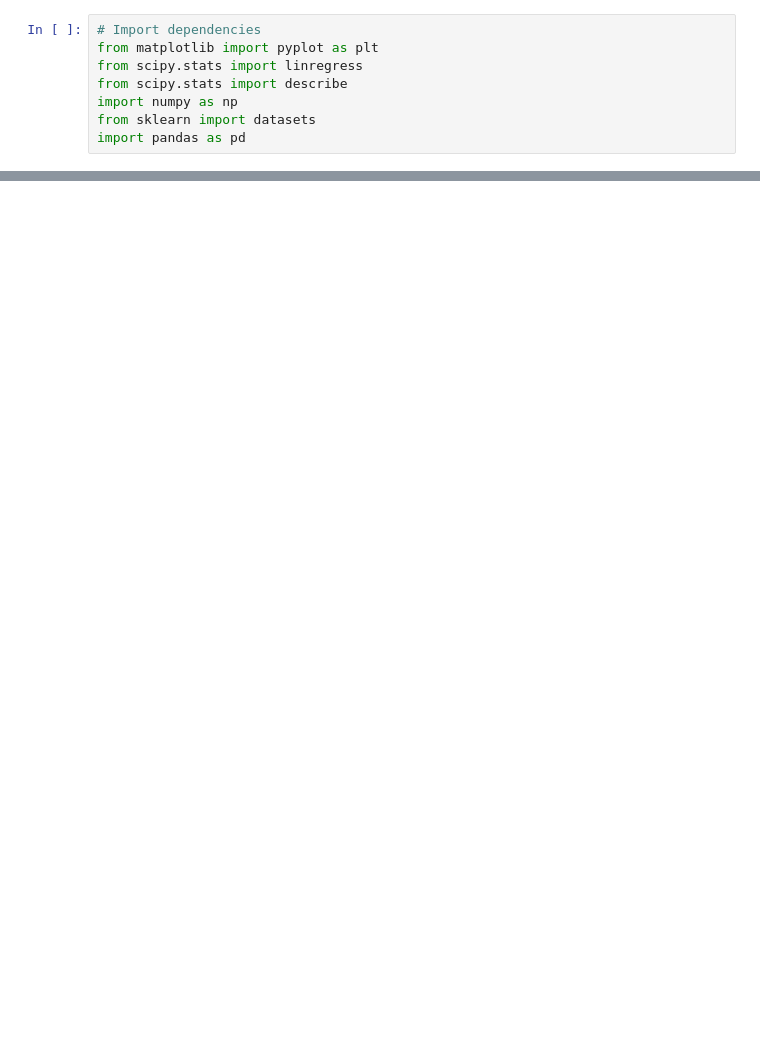
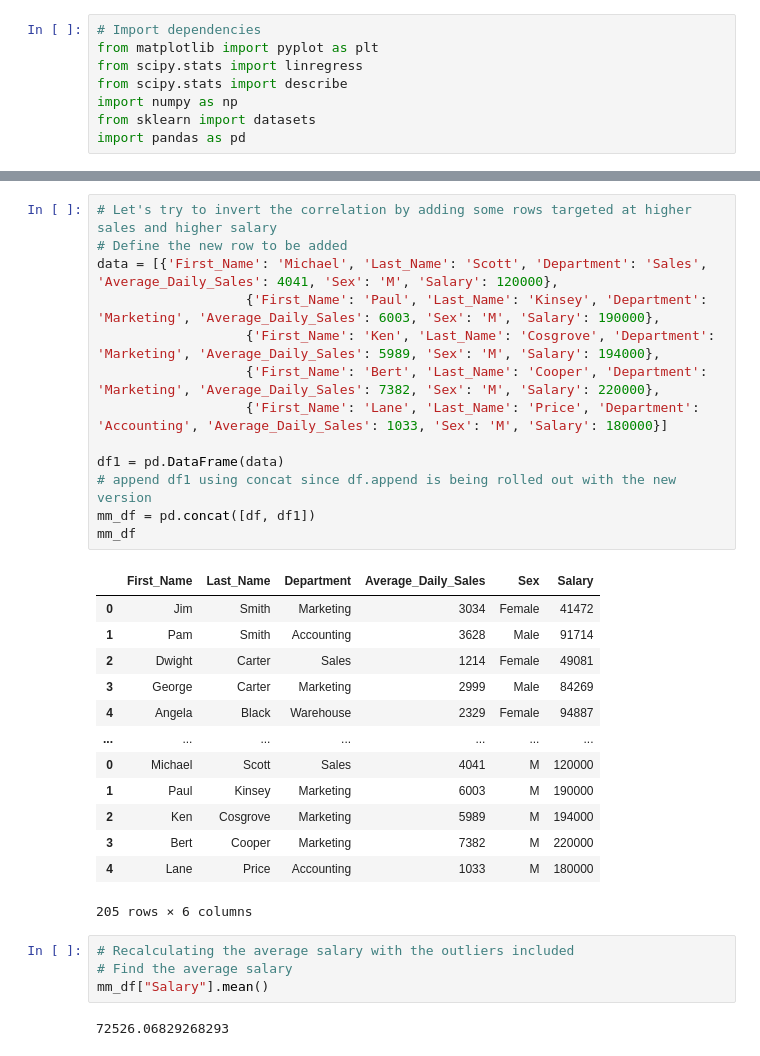
Before and after one commit to MDCummings86/An_Office, a Jupyter notebook: office.ipynb, the cells around one changed output, grey strips where cells are left out. Cells and saved outputs as stored; diff of their text form; blank space fills up the shorter version.

Commit message:
3rd Commit, added outliers with new regression

```diff
--- a/office.ipynb
+++ b/office.ipynb
@@ -103,0 +105,33 @@ There seems to be no relationship between how much each employee makes for the c
+# %%
+# Let's try to invert the correlation by adding some rows targeted at higher sales and higher salary
+# Define the new row to be added
+data = [{'First_Name': 'Michael', 'Last_Name': 'Scott', 'Department': 'Sales', 'Average_Daily_Sales': 4041, 'Sex': 'M', 'Salary': 120000},
+                   {'First_Name': 'Paul', 'Last_Name': 'Kinsey', 'Department': 'Marketing', 'Average_Daily_Sales': 6003, 'Sex': 'M', 'Salary': 190000},
+                   {'First_Name': 'Ken', 'Last_Name': 'Cosgrove', 'Department': 'Marketing', 'Average_Daily_Sales': 5989, 'Sex': 'M', 'Salary': 194000},
+                   {'First_Name': 'Bert', 'Last_Name': 'Cooper', 'Department': 'Marketing', 'Average_Daily_Sales': 7382, 'Sex': 'M', 'Salary': 220000},
+                   {'First_Name': 'Lane', 'Last_Name': 'Price', 'Department': 'Accounting', 'Average_Daily_Sales': 1033, 'Sex': 'M', 'Salary': 180000}]
+
+df1 = pd.DataFrame(data)
+# append df1 using concat since df.append is being rolled out with the new version
+mm_df = pd.concat([df, df1])
+mm_df
+# %% [output]
+|  | First_Name | Last_Name | Department | Average_Daily_Sales | Sex | Salary |
+| 0 | Jim | Smith | Marketing | 3034 | Female | 41472 |
+| 1 | Pam | Smith | Accounting | 3628 | Male | 91714 |
+| 2 | Dwight | Carter | Sales | 1214 | Female | 49081 |
+| 3 | George | Carter | Marketing | 2999 | Male | 84269 |
+| 4 | Angela | Black | Warehouse | 2329 | Female | 94887 |
+| ... | ... | ... | ... | ... | ... | ... |
+| 0 | Michael | Scott | Sales | 4041 | M | 120000 |
+| 1 | Paul | Kinsey | Marketing | 6003 | M | 190000 |
+| 2 | Ken | Cosgrove | Marketing | 5989 | M | 194000 |
+| 3 | Bert | Cooper | Marketing | 7382 | M | 220000 |
+| 4 | Lane | Price | Accounting | 1033 | M | 180000 |
+205 rows × 6 columns
+# %%
+# Recalculating the average salary with the outliers included
+# Find the average salary
+mm_df["Salary"].mean()
+# %% [output]
+72526.06829268293
```
Also changed, not shown: parts of 11 cells of this notebook.
